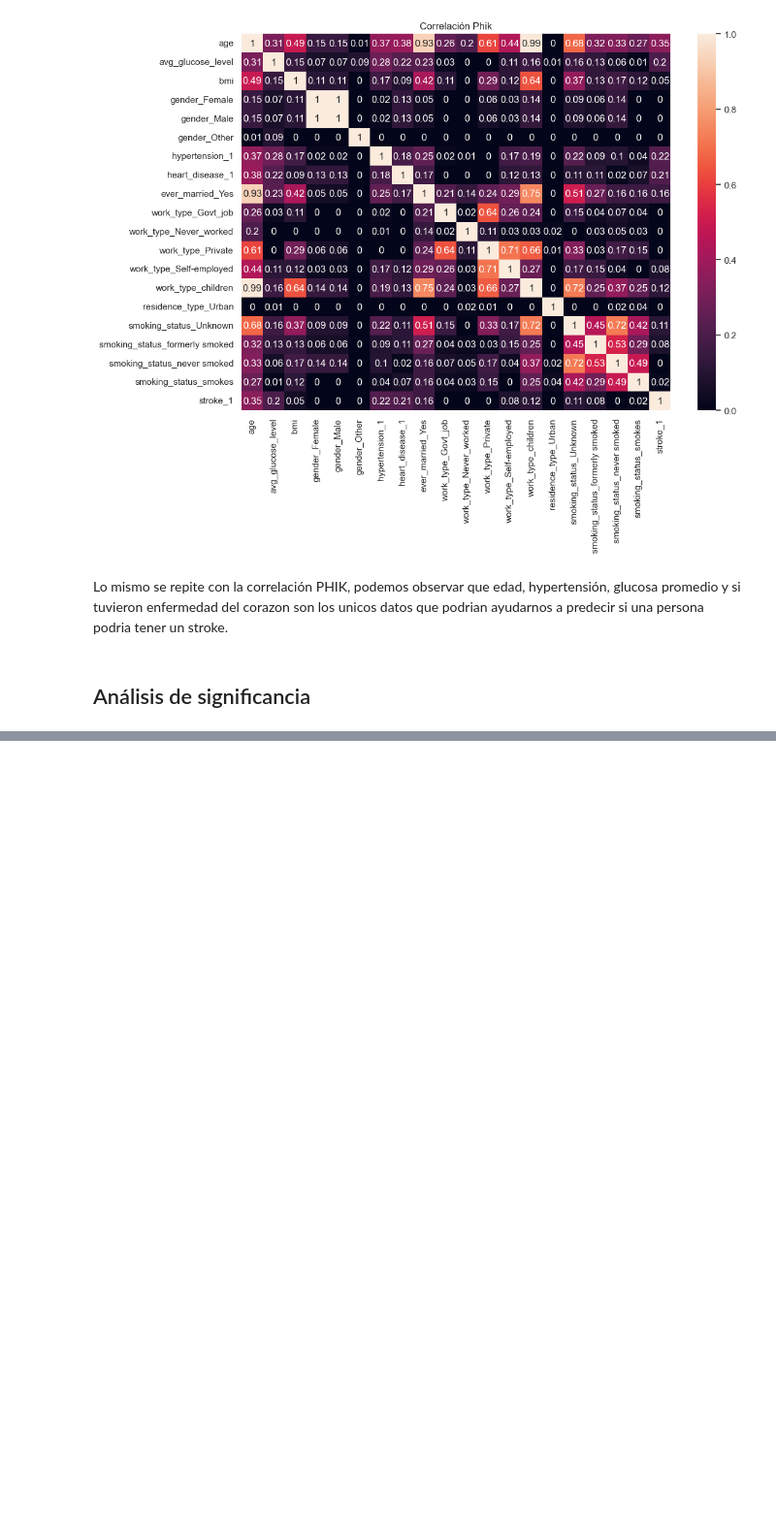
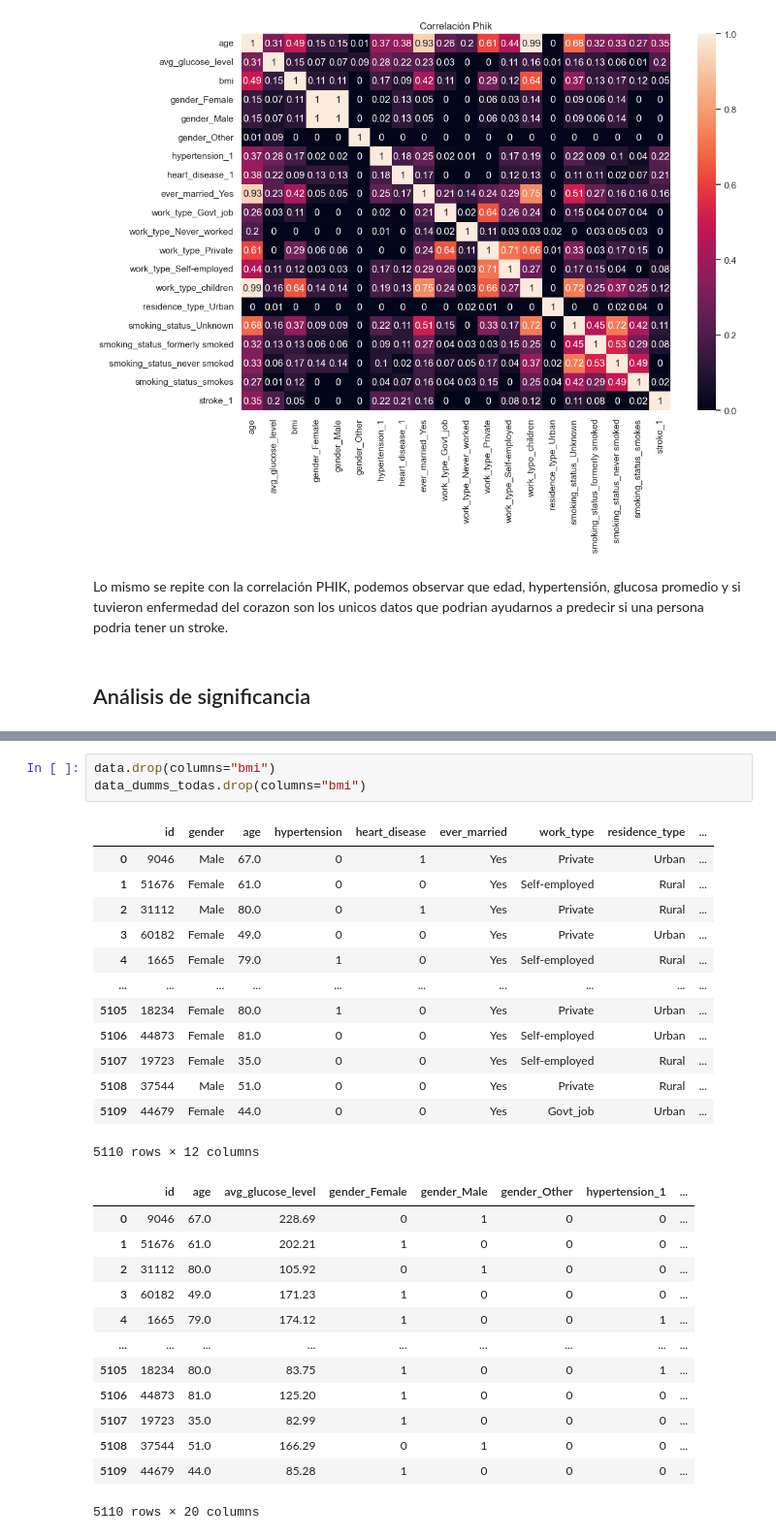
Before and after one commit to SamQuintero/PAD, a Jupyter notebook: analisis.ipynb, the cells around one changed output, grey strips where cells are left out. Shown at 97% size. Drawn from its saved outputs; the diff is of its cells as text; blank space fills up the shorter version.

```diff
--- a/analisis.ipynb
+++ b/analisis.ipynb
@@ -1150,0 +1166,30 @@ ValueError: array must not contain infs or NaNs
+# %%
+data.drop(columns="bmi")
+data_dumms_todas.drop(columns="bmi")
+# %% [output]
+|  | id | gender | age | hypertension | heart_disease | ever_married | work_type | residence_type | ... |
+| 0 | 9046 | Male | 67.0 | 0 | 1 | Yes | Private | Urban | ... |
+| 1 | 51676 | Female | 61.0 | 0 | 0 | Yes | Self-employed | Rural | ... |
+| 2 | 31112 | Male | 80.0 | 0 | 1 | Yes | Private | Rural | ... |
+| 3 | 60182 | Female | 49.0 | 0 | 0 | Yes | Private | Urban | ... |
+| 4 | 1665 | Female | 79.0 | 1 | 0 | Yes | Self-employed | Rural | ... |
+| ... | ... | ... | ... | ... | ... | ... | ... | ... | ... |
+| 5105 | 18234 | Female | 80.0 | 1 | 0 | Yes | Private | Urban | ... |
+| 5106 | 44873 | Female | 81.0 | 0 | 0 | Yes | Self-employed | Urban | ... |
+| 5107 | 19723 | Female | 35.0 | 0 | 0 | Yes | Self-employed | Rural | ... |
+| 5108 | 37544 | Male | 51.0 | 0 | 0 | Yes | Private | Rural | ... |
+| 5109 | 44679 | Female | 44.0 | 0 | 0 | Yes | Govt_job | Urban | ... |
+5110 rows × 12 columns
+|  | id | age | avg_glucose_level | gender_Female | gender_Male | gender_Other | hypertension_1 | ... |
+| 0 | 9046 | 67.0 | 228.69 | 0 | 1 | 0 | 0 | ... |
+| 1 | 51676 | 61.0 | 202.21 | 1 | 0 | 0 | 0 | ... |
+| 2 | 31112 | 80.0 | 105.92 | 0 | 1 | 0 | 0 | ... |
+| 3 | 60182 | 49.0 | 171.23 | 1 | 0 | 0 | 0 | ... |
+| 4 | 1665 | 79.0 | 174.12 | 1 | 0 | 0 | 1 | ... |
+| ... | ... | ... | ... | ... | ... | ... | ... | ... |
+| 5105 | 18234 | 80.0 | 83.75 | 1 | 0 | 0 | 1 | ... |
+| 5106 | 44873 | 81.0 | 125.20 | 1 | 0 | 0 | 0 | ... |
+| 5107 | 19723 | 35.0 | 82.99 | 1 | 0 | 0 | 0 | ... |
+| 5108 | 37544 | 51.0 | 166.29 | 0 | 1 | 0 | 0 | ... |
+| 5109 | 44679 | 44.0 | 85.28 | 1 | 0 | 0 | 0 | ... |
+5110 rows × 20 columns
```
Also changed, not shown: parts of 6 cells of this notebook.
